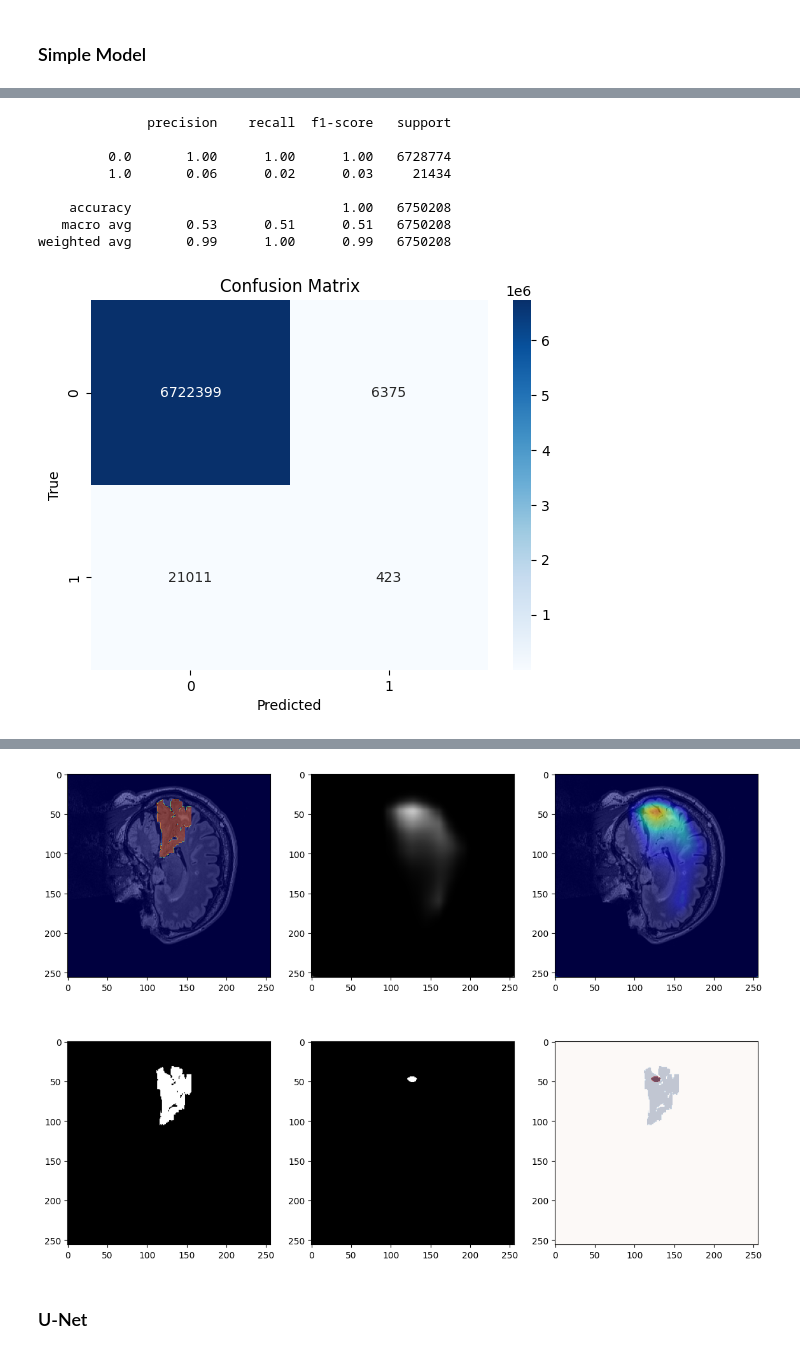
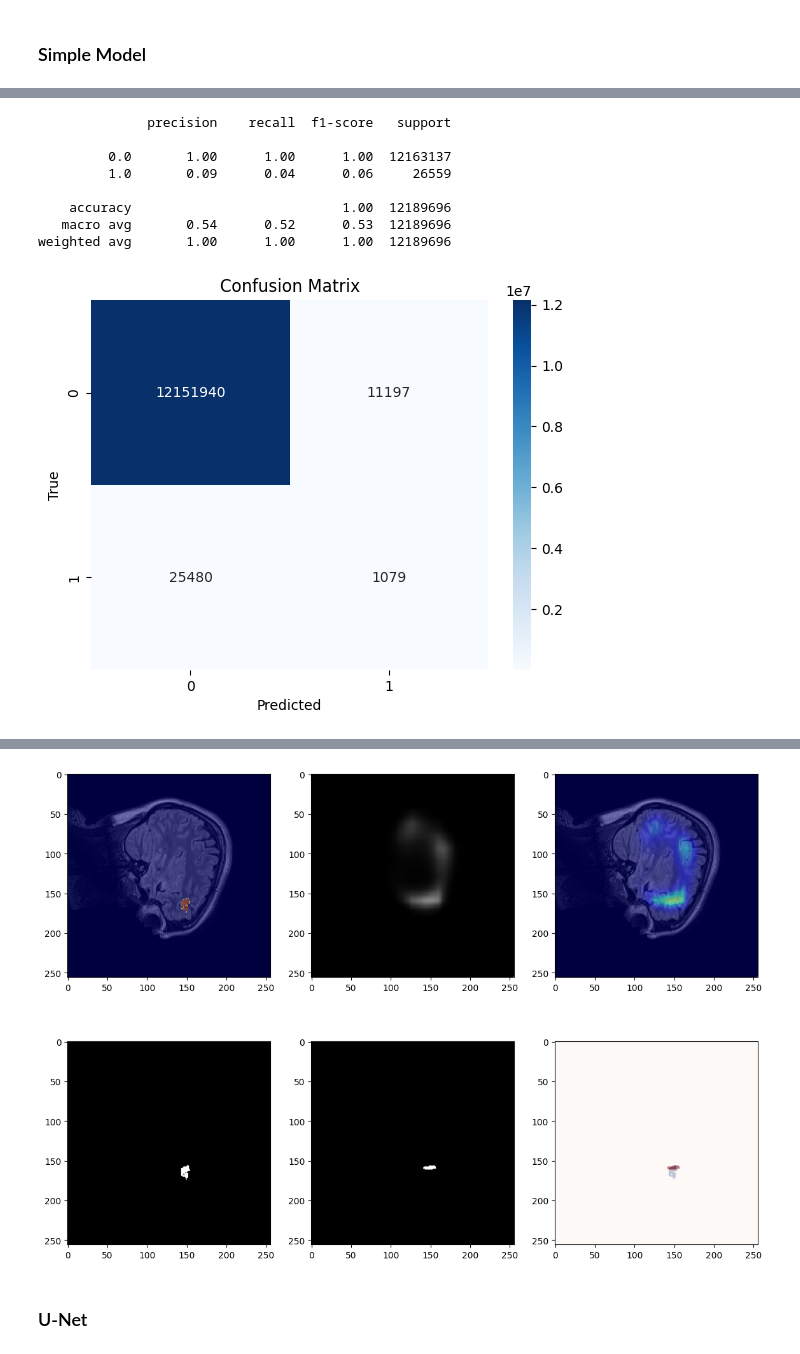
Before and after one commit to Robb-Chris/Master-Thesis, a Jupyter notebook: main.ipynb, the cells around one changed output, grey strips where cells are left out. Drawn from its saved outputs; the diff is of its cells as text; code cells hidden in the pictures.

```diff
--- a/main.ipynb
+++ b/main.ipynb
@@ -1066,7 +1066,7 @@ Best Score: 0.3448275862068966
 # %%
 current_directory = os.getcwd()
 data_directory = current_directory + r"\Datasets\ds004199"
-load_limit = 20
+load_limit = 50
 
 sag_images, sag_label_images, cor_images, cor_label_images, tra_images, tra_label_images = load_data(data_directory, load_limit, fixed_image_size=True)
 
@@ -1235,16 +1235,16 @@ plt.show()
 # %% [output]
               precision    recall  f1-score   support
 
-         0.0       1.00      1.00      1.00   6728774
-         1.0       0.06      0.02      0.03     21434
+         0.0       1.00      1.00      1.00  12163137
+         1.0       0.09      0.04      0.06     26559
 
-    accuracy                           1.00   6750208
-   macro avg       0.53      0.51      0.51   6750208
-weighted avg       0.99      1.00      0.99   6750208
+    accuracy                           1.00  12189696
+   macro avg       0.54      0.52      0.53  12189696
+weighted avg       1.00      1.00      1.00  12189696
-[figure, old version]
+[figure, new version]
 # %%
 # i = 345
-i = 12
+i = 54
 test = sag_train_images[i].reshape(-1, 256, 256, 1)
 
 # print(test.shape)
@@ -1302,4 +1302,4 @@ plt.show()
-[figure, old version]
+[figure, new version]
 # %% [markdown]
 ### U-Net
 # %% [markdown]
```
Also changed, not shown: parts of 7 cells of this notebook.
